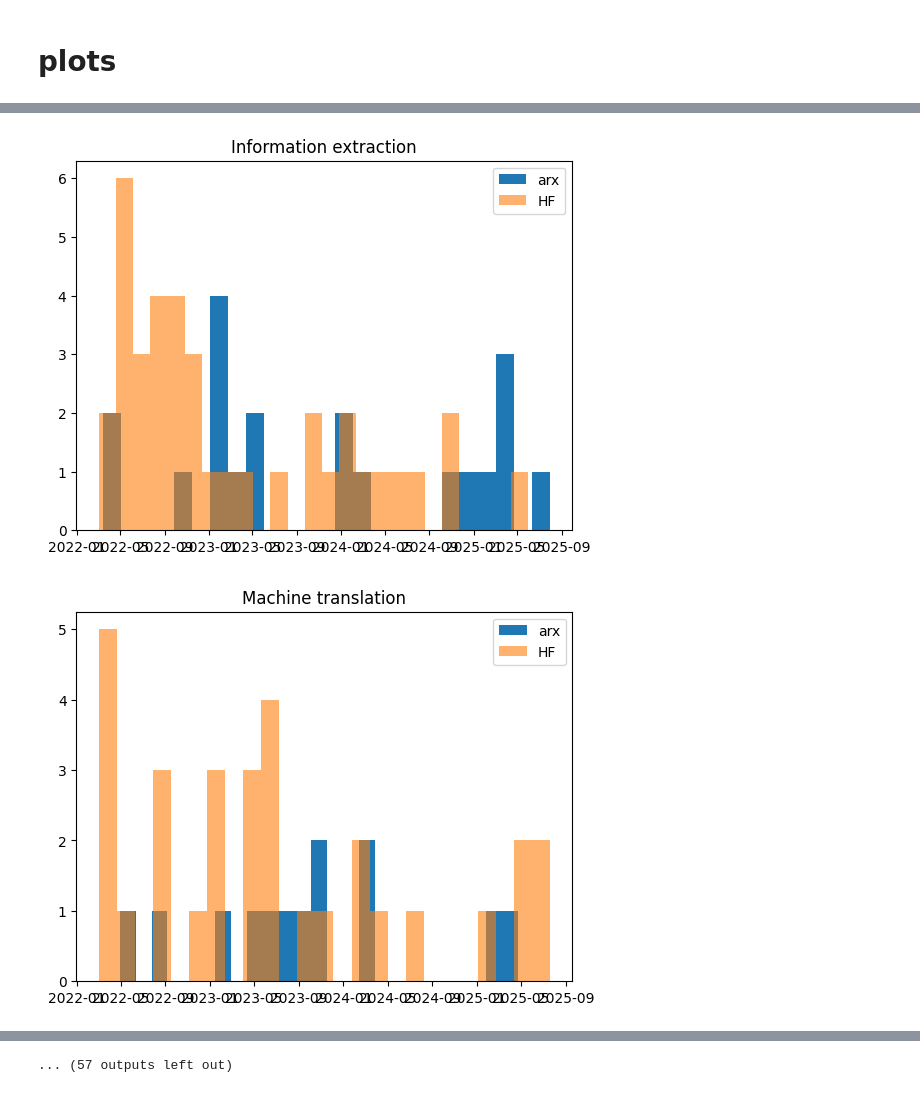
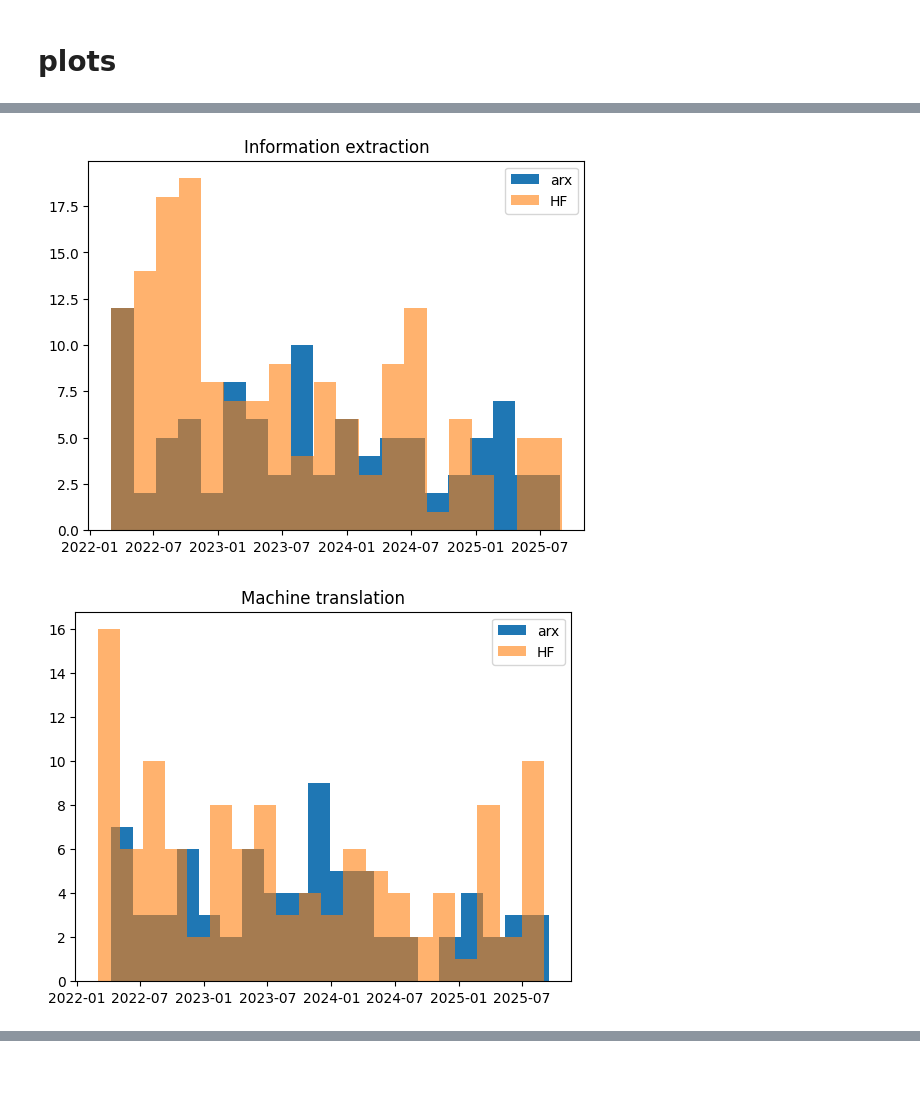
Before and after one commit to EU-UPCAST/profile, a Jupyter notebook: llmdap/profiler/trend_results.ipynb, the cells around one changed output, grey strips where cells are left out. Cells and saved outputs as stored; diff of their text form; code cells hidden in the pictures.

```diff
--- a/llmdap/profiler/trend_results.ipynb
+++ b/llmdap/profiler/trend_results.ipynb
@@ -155,23 +160,28 @@ arx_df.to_csv("arxiv_trends.csv")
 # plots
 # %%
 from matplotlib import pyplot as plt
+import pandas as pd
+from metadata_schemas.acm_ccs import CCS_HIERARCHY
+
+ccs_strings = str(CCS_HIERARCHY).split("'")[1::2]
+# %%
+hf_df=pd.read_csv("hf_trends.csv.bz2", index_col=0)
+arx_df=pd.read_csv("arxiv_trends.csv.bz2", index_col=0)
+
+hf_df["createdAt"] = pd.to_datetime(hf_df["createdAt"])
+arx_df["submission_date"] = pd.to_datetime(arx_df["submission_date"])
 # %%
 def plot_term(term):
-    axdates = []
-    for key in arxiv_paths:
-        if term in arxiv_paths[key]:
-            axdates.append(arx_df.loc[key,"submission_date"])
-    hfdates = []
-    for key in hf_paths:
-        if term in hf_paths[key]:
-            try:
-                hfdates.append(hf_df.loc[key.replace("__", "/",1),"createdAt"])
-            except KeyError:
-                print("KeyError:", key)
-    if len(axdates)+len(hfdates)<10:
+
+
+
+    hf_dates = hf_df[hf_df["predicted_tag"].str.contains("'"+term+"'")]["createdAt"]
+    arx_dates = arx_df[arx_df["predicted_tag"].str.contains("'"+term+"'")]["submission_date"]
+
+    if len(arx_dates)+len(hf_dates)<50:
         return
-    plt.hist(axdates, bins=25, label="arx")
-    plt.hist(hfdates, bins=25, alpha=0.6, label="HF")
+    plt.hist(arx_dates, bins=20, label="arx")
+    plt.hist(hf_dates, bins=20, alpha=0.6, label="HF")
     plt.title(term)
     plt.legend()
     plt.show()
@@ -182,4 +192,4 @@ plot_term(term = "Computer vision")
 # %%
-for term in ccs_strings:
+for term in ccs_strings[:10]:
     plot_term(term)
 # %% [output]
@@ -189,2 +199,2 @@ for term in ccs_strings:
-[figure, old version]
+[figure, new version]
-[figure, old version]
+[figure, new version]
@@ -198 +204,0 @@ for term in ccs_strings:
-... (57 outputs left out)
```
Also changed, not shown: parts of 10 cells of this notebook, 6 other files.
